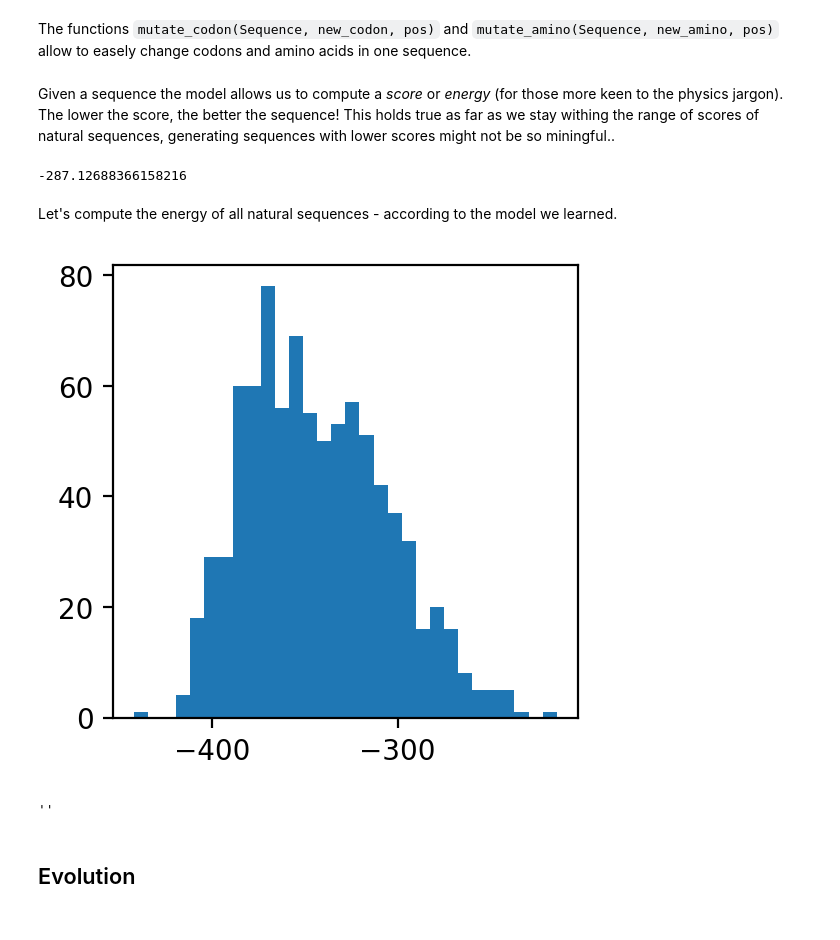
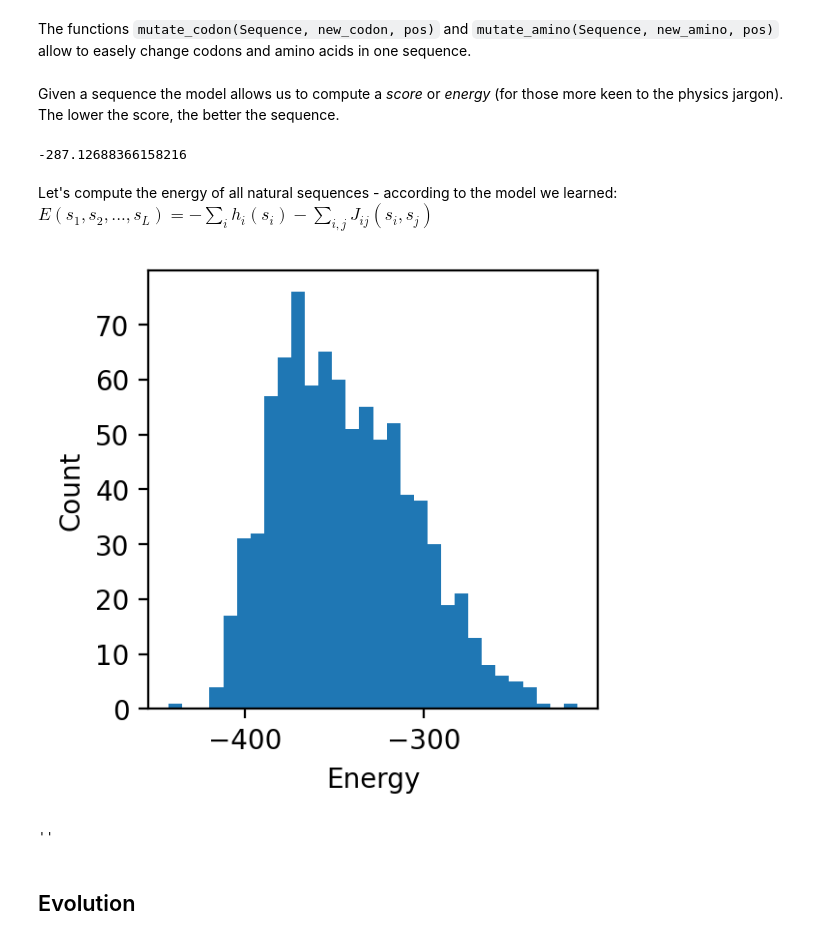
Before and after one commit to matteobisardi/ALGOSB_2021_tutorial, a Jupyter notebook: src/plmDCA_and_evolution.ipynb, the cells around one changed output. Saved outputs shown, nothing was run; the diff lists cells and outputs as text; code cells hidden in the pictures.

```diff
--- a/src/plmDCA_and_evolution.ipynb
+++ b/src/plmDCA_and_evolution.ipynb
@@ -908,11 +819,12 @@ PSE1 = Sequence(PSE1_amino, PSE1_codon)
 
 The functions `mutate_codon(Sequence, new_codon, pos)` and `mutate_amino(Sequence, new_amino, pos)` allow to easely change codons and amino acids in one sequence.
 # %% [markdown]
-Given a sequence the model allows us to compute a *score* or *energy* (for those more keen to the physics jargon). <br>The lower the score, the better the sequence! This holds true as far as we stay withing the range of scores of natural sequences, generating sequences with lower scores might not be so miningful..
+Given a sequence the model allows us to compute a *score* or *energy* (for those more keen to the physics jargon). <br>The lower the score, the better the sequence.
 # %%
 E_PSE1 = energy(h, J, PSE1.Amino)
 print(E_PSE1)
 # %% [output]
 -287.12688366158216
 # %% [markdown]
-Let's compute the energy of all natural sequences - according to the model we learned.
+Let's compute the energy of all natural sequences - according to the model we learned:
+<font size="3">$E(s_1, s_2,...,s_L) = - \sum_i h_i(s_i) -\sum_{i,j} J_{ij}(s_i,s_j)$</font>
@@ -920,13 +843,16 @@ Let's compute the energy of all natural sequences - according to the model we le
 E_nat = [energy(h, J, align[i, :]) for i in range(M)]
 # %%
+# plot distribution of energies
 xsize = 3
 ysize = 3
 fig = plt.figure(figsize = (xsize, ysize), dpi = 200)
 plt.hist(E_nat, bins = 30)
+plt.xlabel("Energy")
+plt.ylabel("Count")
 plt.show()
 ;
 # %% [output]
-[figure, old version]
+[figure, new version]
 ''
 # %% [markdown]
 ## Evolution
```
Also changed, not shown: parts of 24 cells of this notebook.
